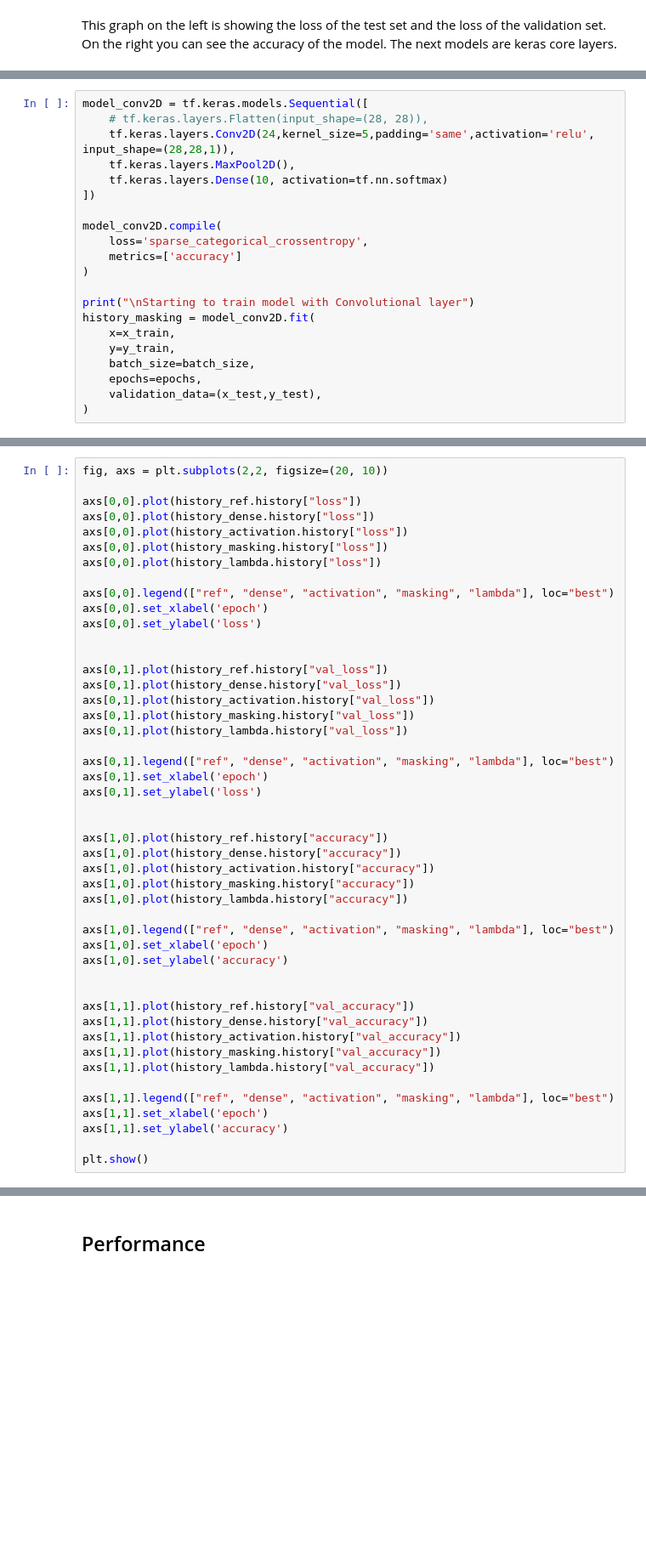
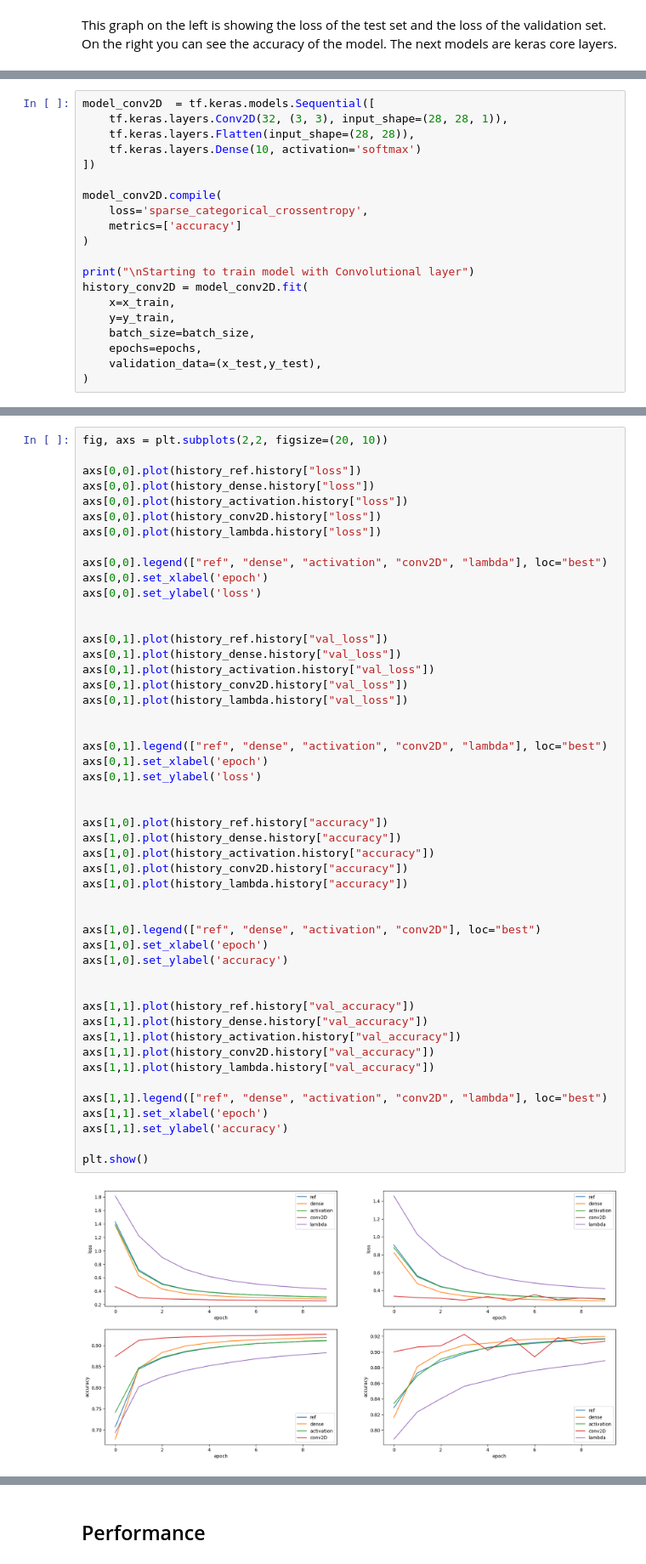
Before and after one commit to Le0nH0ffmann/DeepLearning_Project, a Jupyter notebook: MNIST.ipynb, the cells around one changed output, grey strips where cells are left out. Shown at 85% size. Drawn from its saved outputs; the diff is of its cells as text; blank space fills up the shorter version.

```diff
--- a/MNIST.ipynb
+++ b/MNIST.ipynb
@@ -220,9 +221,8 @@ Epoch 10/10
 # %%
-model_conv2D = tf.keras.models.Sequential([
-    # tf.keras.layers.Flatten(input_shape=(28, 28)),
-    tf.keras.layers.Conv2D(24,kernel_size=5,padding='same',activation='relu', input_shape=(28,28,1)),
-    tf.keras.layers.MaxPool2D(),
-    tf.keras.layers.Dense(10, activation=tf.nn.softmax)
+model_conv2D  = tf.keras.models.Sequential([
+    tf.keras.layers.Conv2D(32, (3, 3), input_shape=(28, 28, 1)),
+    tf.keras.layers.Flatten(input_shape=(28, 28)),
+    tf.keras.layers.Dense(10, activation='softmax')
 ])
 
 model_conv2D.compile(
@@ -231,7 +231,7 @@ model_conv2D.compile(
 )
 
 print("\nStarting to train model with Convolutional layer")
-history_masking = model_conv2D.fit(
+history_conv2D = model_conv2D.fit(
     x=x_train,
     y=y_train,
     batch_size=batch_size,
@@ -271,47 +300,51 @@ fig, axs = plt.subplots(2,2, figsize=(20, 10))
 axs[0,0].plot(history_ref.history["loss"])
 axs[0,0].plot(history_dense.history["loss"])
 axs[0,0].plot(history_activation.history["loss"])
-axs[0,0].plot(history_masking.history["loss"])
+axs[0,0].plot(history_conv2D.history["loss"])
 axs[0,0].plot(history_lambda.history["loss"])
 
-axs[0,0].legend(["ref", "dense", "activation", "masking", "lambda"], loc="best")
+axs[0,0].legend(["ref", "dense", "activation", "conv2D", "lambda"], loc="best")
 axs[0,0].set_xlabel('epoch')
 axs[0,0].set_ylabel('loss')
 
 
 axs[0,1].plot(history_ref.history["val_loss"])
 axs[0,1].plot(history_dense.history["val_loss"])
 axs[0,1].plot(history_activation.history["val_loss"])
-axs[0,1].plot(history_masking.history["val_loss"])
+axs[0,1].plot(history_conv2D.history["val_loss"])
 axs[0,1].plot(history_lambda.history["val_loss"])
 
-axs[0,1].legend(["ref", "dense", "activation", "masking", "lambda"], loc="best")
+
+axs[0,1].legend(["ref", "dense", "activation", "conv2D", "lambda"], loc="best")
 axs[0,1].set_xlabel('epoch')
 axs[0,1].set_ylabel('loss')
 
 
 axs[1,0].plot(history_ref.history["accuracy"])
 axs[1,0].plot(history_dense.history["accuracy"])
 axs[1,0].plot(history_activation.history["accuracy"])
-axs[1,0].plot(history_masking.history["accuracy"])
+axs[1,0].plot(history_conv2D.history["accuracy"])
 axs[1,0].plot(history_lambda.history["accuracy"])
 
-axs[1,0].legend(["ref", "dense", "activation", "masking", "lambda"], loc="best")
+
+axs[1,0].legend(["ref", "dense", "activation", "conv2D"], loc="best")
 axs[1,0].set_xlabel('epoch')
 axs[1,0].set_ylabel('accuracy')
 
 
 axs[1,1].plot(history_ref.history["val_accuracy"])
 axs[1,1].plot(history_dense.history["val_accuracy"])
 axs[1,1].plot(history_activation.history["val_accuracy"])
-axs[1,1].plot(history_masking.history["val_accuracy"])
+axs[1,1].plot(history_conv2D.history["val_accuracy"])
 axs[1,1].plot(history_lambda.history["val_accuracy"])
 
-axs[1,1].legend(["ref", "dense", "activation", "masking", "lambda"], loc="best")
+axs[1,1].legend(["ref", "dense", "activation", "conv2D", "lambda"], loc="best")
 axs[1,1].set_xlabel('epoch')
 axs[1,1].set_ylabel('accuracy')
 
 plt.show()
+# %% [output]
+[figure, added]
 # %% [markdown]
 We can see the layers behave different, especially the dense layer. Just this one 10 unit dense layer is improving the model decisive. It seems like the other ones do not have a noticeable influence at all. Let's take a look at each layer and try to understand them.
 
```
Also changed, not shown: parts of 19 cells of this notebook, 3 other files.
